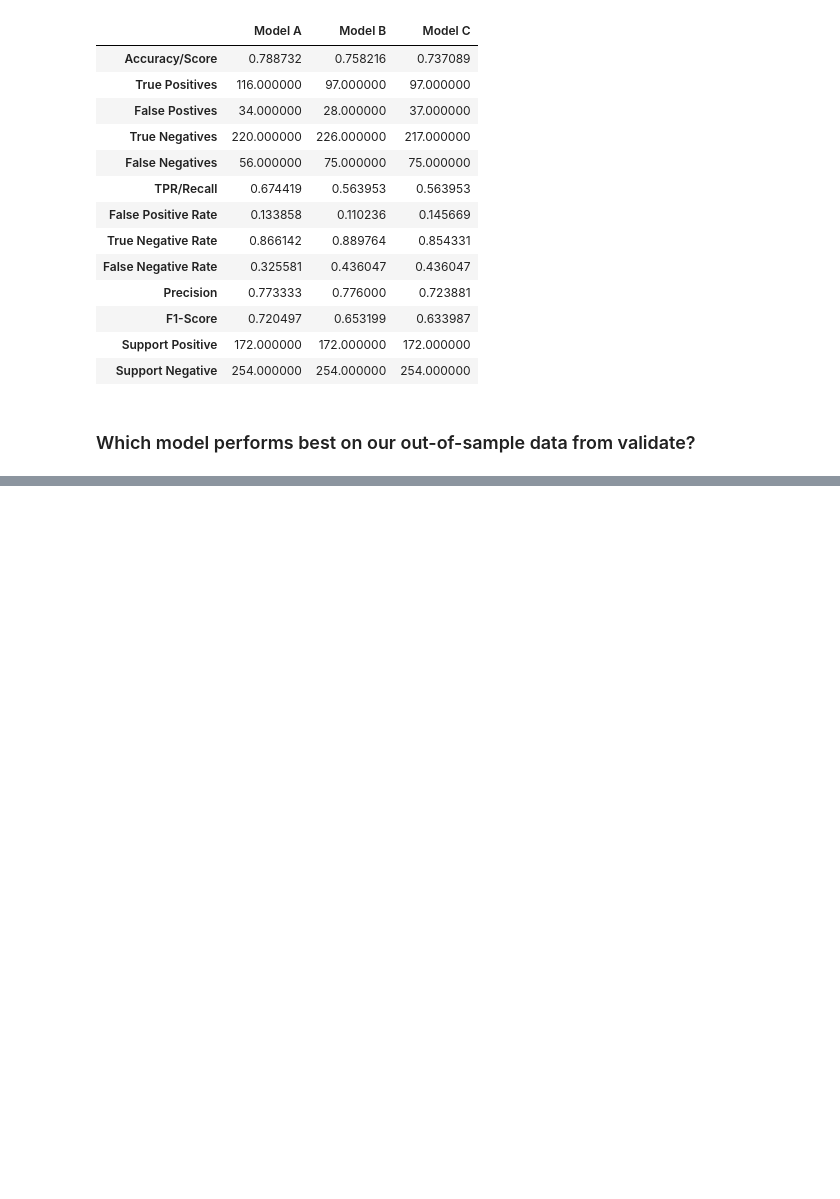
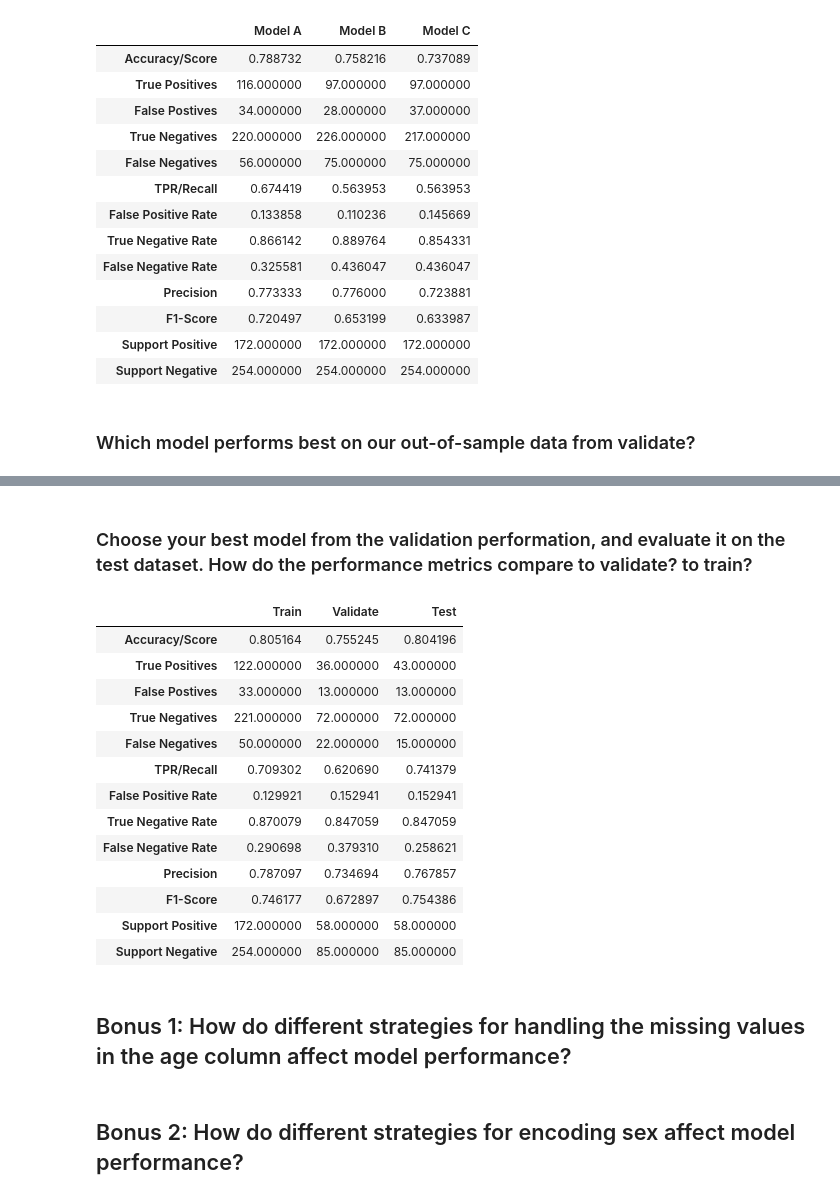
Before and after one commit to joshua-shorterivey/classification-exercises, a Jupyter notebook: model.ipynb, the cells around one changed output, grey strips where cells are left out. Drawn from its saved outputs; the diff is of its cells as text; code cells hidden in the pictures; blank space fills up the shorter version.

```diff
--- a/model.ipynb
+++ b/model.ipynb
@@ -879,0 +889,12 @@ validate_scores
+# %%
+# Create the logistic regression
+logit = LogisticRegression(random_state=514)
+
+# specify the features we're using
+selected_feats = ['age', 'pclass', 'fare']
+
+# Fit a model using only these specified features
+logit.fit(X_train[selected_feats], y_train)
+
+# Since we .fit on a subset, we .predict on that same subset of features
+y_pred = logit.predict(X_train[selected_feats])
@@ -879,0 +952,20 @@ validate_scores
+# %%
+# Model C - all Features
+model_c = LogisticRegression(random_state=514)
+model_c_feat = list(X_train.columns)
+c_score = logit_feps(model_c, model_c_feat, X_train, y_train, 'Model C')
+
+# Model D - all features with class_weight="balanced"
+model_d = LogisticRegression(random_state=514, class_weight='balanced')
+model_d_feat = list(X_train.columns)
+d_score = logit_feps(model_d, model_d_feat, X_train, y_train, 'Model D')
+
+# Model E - only age
+model_e = LogisticRegression(random_state=514)
+model_e_feat = ['age']
+e_score = logit_feps(model_e, model_e_feat, X_train, y_train, 'Model E')
+
+# Model F - is_female, pclass, C value set to .01
+model_f = LogisticRegression(random_state=514, C=.01)
+model_f_feat = ['is_female', 'pclass']
+f_score = logit_feps(model_f, model_f_feat, X_train, y_train, 'Model F')
@@ -879,0 +1026,2 @@ validate_scores
+# %% [markdown]
+### Choose your best model from the validation performation, and evaluate it on the test dataset. How do the performance metrics compare to validate? to train?
@@ -879,0 +1085,27 @@ validate_scores
+# %%
+performance_comparisons = pd.DataFrame(columns=[], index=statistics)
+# %%
+performance_comparisons['Train'] = compute(model_c, X_train, y_train).values
+performance_comparisons['Validate'] = compute(model_c, X_validate, y_validate).values
+performance_comparisons['Test'] = compute(model_c, X_test, y_test).values
+# %%
+performance_comparisons
+# %% [output]
+|  | Train | Validate | Test |
+| Accuracy/Score | 0.805164 | 0.755245 | 0.804196 |
+| True Positives | 122.000000 | 36.000000 | 43.000000 |
+| False Postives | 33.000000 | 13.000000 | 13.000000 |
+| True Negatives | 221.000000 | 72.000000 | 72.000000 |
+| False Negatives | 50.000000 | 22.000000 | 15.000000 |
+| TPR/Recall | 0.709302 | 0.620690 | 0.741379 |
+| False Positive Rate | 0.129921 | 0.152941 | 0.152941 |
+| True Negative Rate | 0.870079 | 0.847059 | 0.847059 |
+| False Negative Rate | 0.290698 | 0.379310 | 0.258621 |
+| Precision | 0.787097 | 0.734694 | 0.767857 |
+| F1-Score | 0.746177 | 0.672897 | 0.754386 |
+| Support Positive | 172.000000 | 58.000000 | 58.000000 |
+| Support Negative | 254.000000 | 85.000000 | 85.000000 |
+# %% [markdown]
+## Bonus 1: How do different strategies for handling the missing values in the age column affect model performance?
+# %% [markdown]
+## Bonus 2: How do different strategies for encoding sex affect model performance?
```
Also changed, not shown: parts of 37 cells of this notebook.
